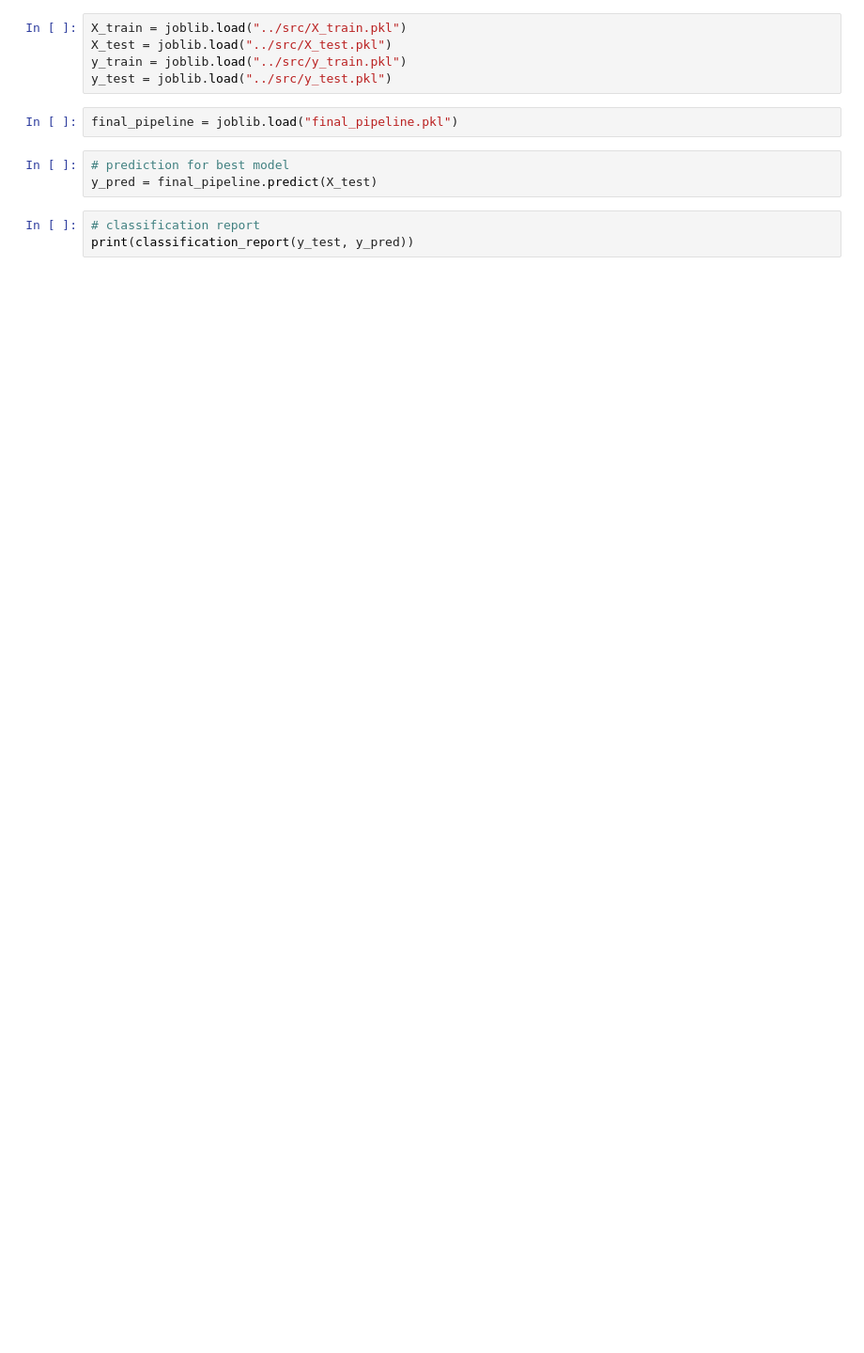
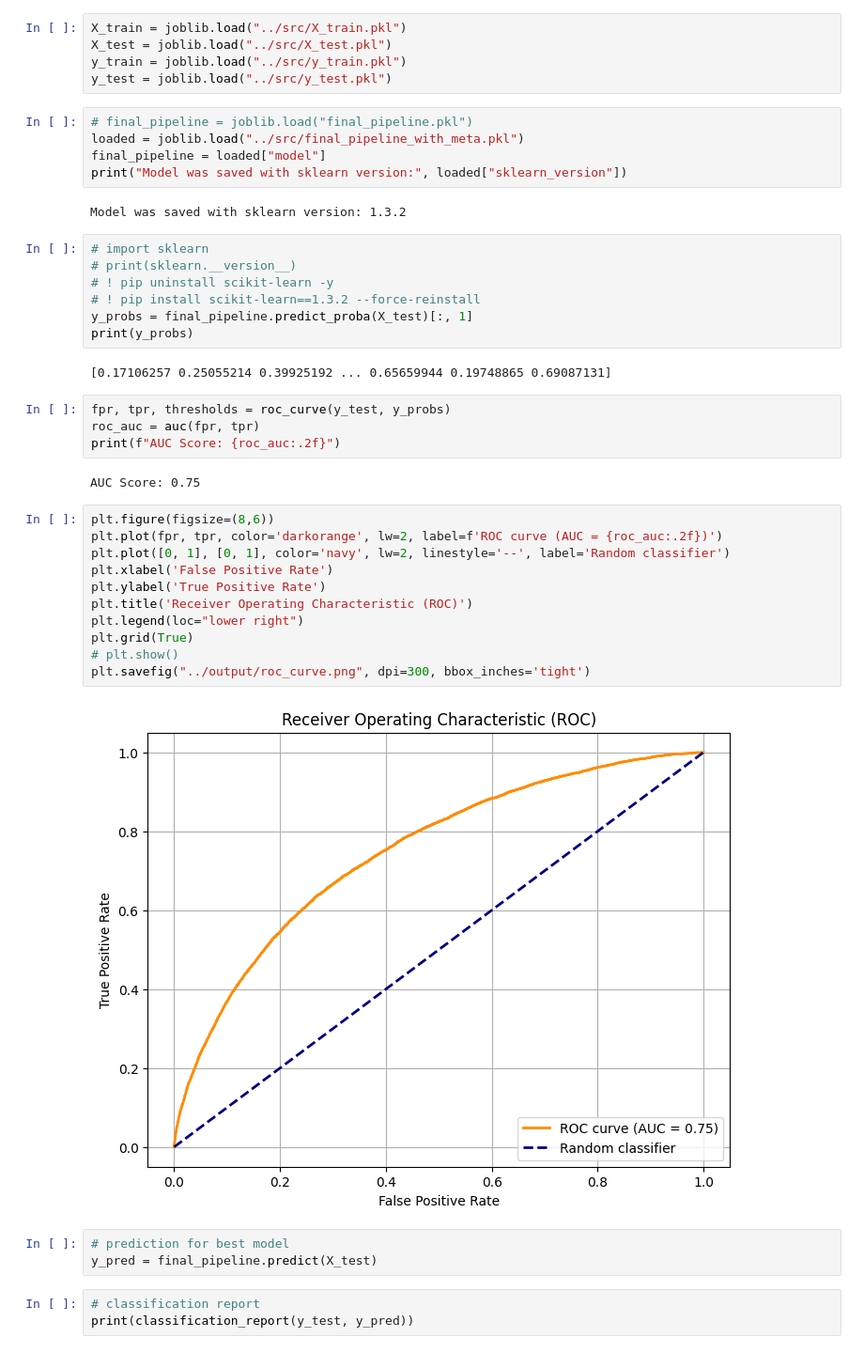
Before and after one commit to shakil-ai-lab/dl-loan-default-logistic-reg, a Jupyter notebook: notebooks/04_model_evaluation.ipynb, the cells around one changed output. Shown at 94% size. Cells and saved outputs as stored; diff of their text form; blank space fills up the shorter version.

```diff
--- a/notebooks/04_model_evaluation.ipynb
+++ b/notebooks/04_model_evaluation.ipynb
@@ -20,7 +21,40 @@ X_test = joblib.load("../src/X_test.pkl")
 y_train = joblib.load("../src/y_train.pkl")
 y_test = joblib.load("../src/y_test.pkl")
 # %%
-final_pipeline = joblib.load("final_pipeline.pkl")
+# final_pipeline = joblib.load("final_pipeline.pkl")
+loaded = joblib.load("../src/final_pipeline_with_meta.pkl")
+final_pipeline = loaded["model"]
+print("Model was saved with sklearn version:", loaded["sklearn_version"])
+# %% [output]
+Model was saved with sklearn version: 1.3.2
+# %%
+# import sklearn
+# print(sklearn.__version__)
+# ! pip uninstall scikit-learn -y
+# ! pip install scikit-learn==1.3.2 --force-reinstall
+y_probs = final_pipeline.predict_proba(X_test)[:, 1]
+print(y_probs)
+# %% [output]
+[0.17106257 0.25055214 0.39925192 ... 0.65659944 0.19748865 0.69087131]
+# %%
+fpr, tpr, thresholds = roc_curve(y_test, y_probs)
+roc_auc = auc(fpr, tpr)
+print(f"AUC Score: {roc_auc:.2f}")
+# %% [output]
+AUC Score: 0.75
+# %%
+plt.figure(figsize=(8,6))
+plt.plot(fpr, tpr, color='darkorange', lw=2, label=f'ROC curve (AUC = {roc_auc:.2f})')
+plt.plot([0, 1], [0, 1], color='navy', lw=2, linestyle='--', label='Random classifier')
+plt.xlabel('False Positive Rate')
+plt.ylabel('True Positive Rate')
+plt.title('Receiver Operating Characteristic (ROC)')
+plt.legend(loc="lower right")
+plt.grid(True)
+# plt.show()
+plt.savefig("../output/roc_curve.png", dpi=300, bbox_inches='tight')
+# %% [output]
+[figure, added]
 # %%
 # prediction for best model
 y_pred = final_pipeline.predict(X_test)
```
Also changed, not shown: parts of 10 cells of this notebook, 4 other files.
